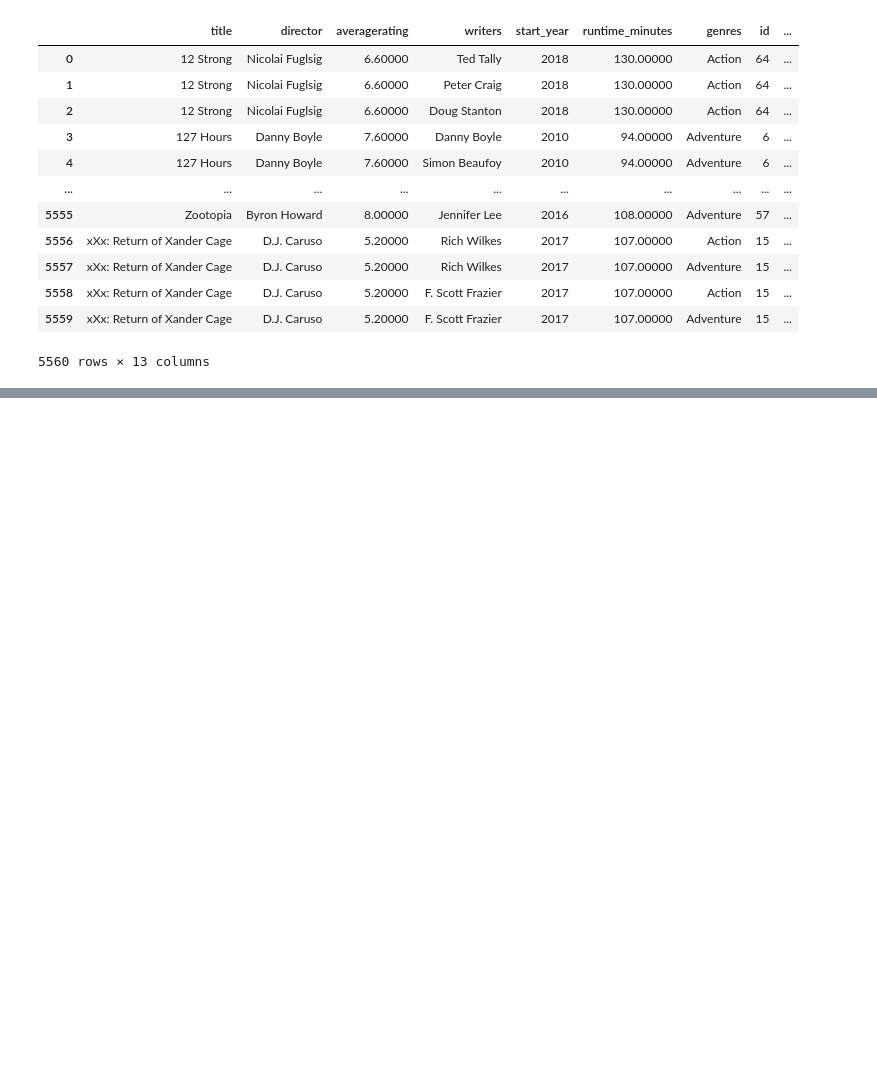
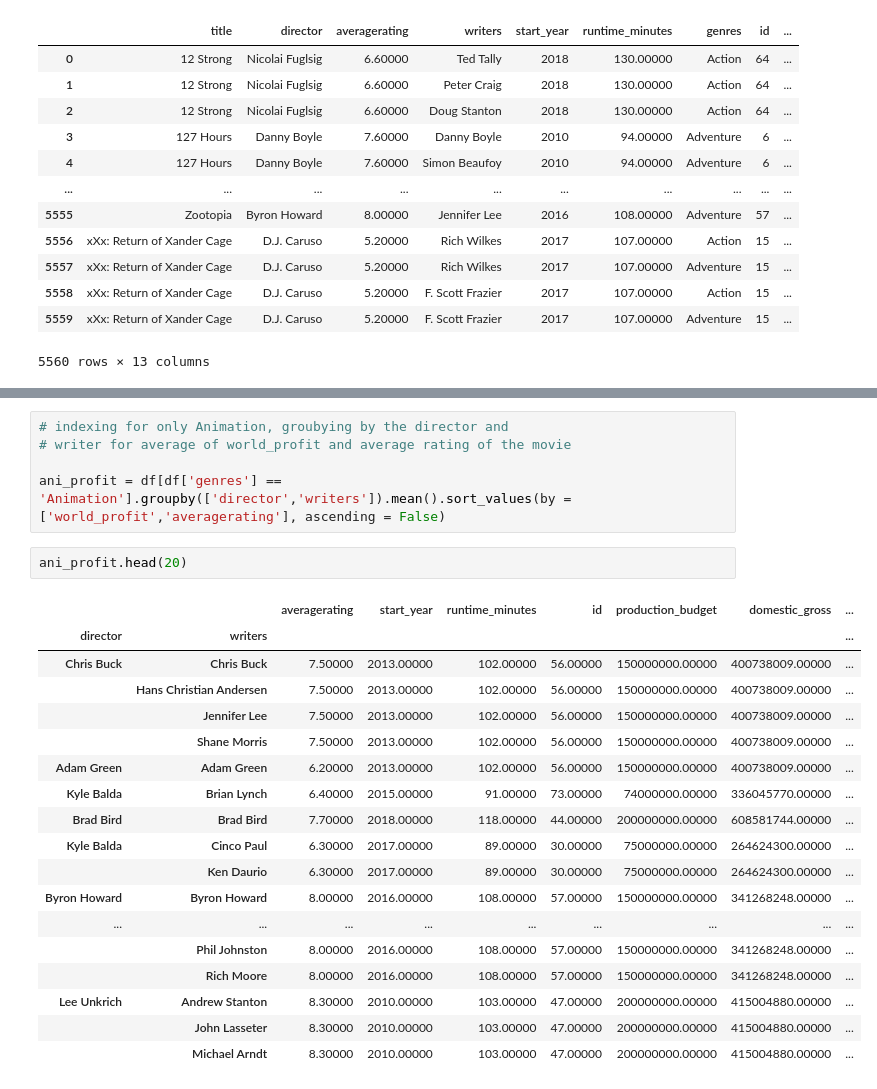
Before and after one commit to wasih790/Microsoft_Movie_Studio, a Jupyter notebook: 2_Statistical_Plotting/Question 3 - Director and Movie .ipynb, the cells around one changed output, grey strips where cells are left out. Drawn from its saved outputs; the diff is of its cells as text; blank space fills up the shorter version.

Commit message:
grouped genres and director by mean of world_profit

```diff
--- a/2_Statistical_Plotting/Question 3 - Director and Movie .ipynb
+++ b/2_Statistical_Plotting/Question 3 - Director and Movie .ipynb
@@ -142,0 +232,26 @@ df
+# %%
+# indexing for only Animation, groubying by the director and
+# writer for average of world_profit and average rating of the movie
+
+ani_profit = df[df['genres'] == 'Animation'].groupby(['director','writers']).mean().sort_values(by = ['world_profit','averagerating'], ascending = False)
+# %%
+ani_profit.head(20)
+# %% [output]
+|  |  | averagerating | start_year | runtime_minutes | id | production_budget | domestic_gross | ... |
+| director | writers |  |  |  |  |  |  | ... |
+| Chris Buck | Chris Buck | 7.50000 | 2013.00000 | 102.00000 | 56.00000 | 150000000.00000 | 400738009.00000 | ... |
+|  | Hans Christian Andersen | 7.50000 | 2013.00000 | 102.00000 | 56.00000 | 150000000.00000 | 400738009.00000 | ... |
+|  | Jennifer Lee | 7.50000 | 2013.00000 | 102.00000 | 56.00000 | 150000000.00000 | 400738009.00000 | ... |
+|  | Shane Morris | 7.50000 | 2013.00000 | 102.00000 | 56.00000 | 150000000.00000 | 400738009.00000 | ... |
+| Adam Green | Adam Green | 6.20000 | 2013.00000 | 102.00000 | 56.00000 | 150000000.00000 | 400738009.00000 | ... |
+| Kyle Balda | Brian Lynch | 6.40000 | 2015.00000 | 91.00000 | 73.00000 | 74000000.00000 | 336045770.00000 | ... |
+| Brad Bird | Brad Bird | 7.70000 | 2018.00000 | 118.00000 | 44.00000 | 200000000.00000 | 608581744.00000 | ... |
+| Kyle Balda | Cinco Paul | 6.30000 | 2017.00000 | 89.00000 | 30.00000 | 75000000.00000 | 264624300.00000 | ... |
+|  | Ken Daurio | 6.30000 | 2017.00000 | 89.00000 | 30.00000 | 75000000.00000 | 264624300.00000 | ... |
+| Byron Howard | Byron Howard | 8.00000 | 2016.00000 | 108.00000 | 57.00000 | 150000000.00000 | 341268248.00000 | ... |
+| ... | ... | ... | ... | ... | ... | ... | ... | ... |
+|  | Phil Johnston | 8.00000 | 2016.00000 | 108.00000 | 57.00000 | 150000000.00000 | 341268248.00000 | ... |
+|  | Rich Moore | 8.00000 | 2016.00000 | 108.00000 | 57.00000 | 150000000.00000 | 341268248.00000 | ... |
+| Lee Unkrich | Andrew Stanton | 8.30000 | 2010.00000 | 103.00000 | 47.00000 | 200000000.00000 | 415004880.00000 | ... |
+|  | John Lasseter | 8.30000 | 2010.00000 | 103.00000 | 47.00000 | 200000000.00000 | 415004880.00000 | ... |
+|  | Michael Arndt | 8.30000 | 2010.00000 | 103.00000 | 47.00000 | 200000000.00000 | 415004880.00000 | ... |
```
Also changed, not shown: parts of 12 cells of this notebook.
